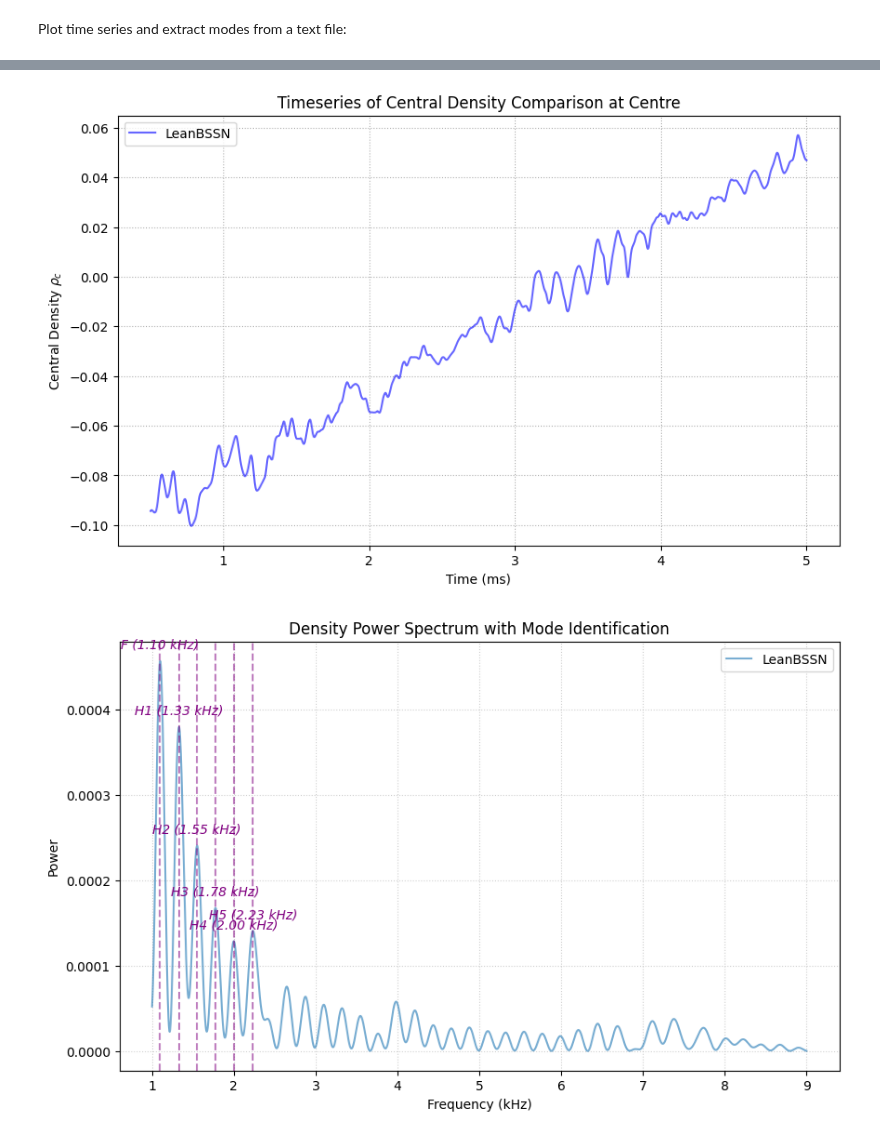
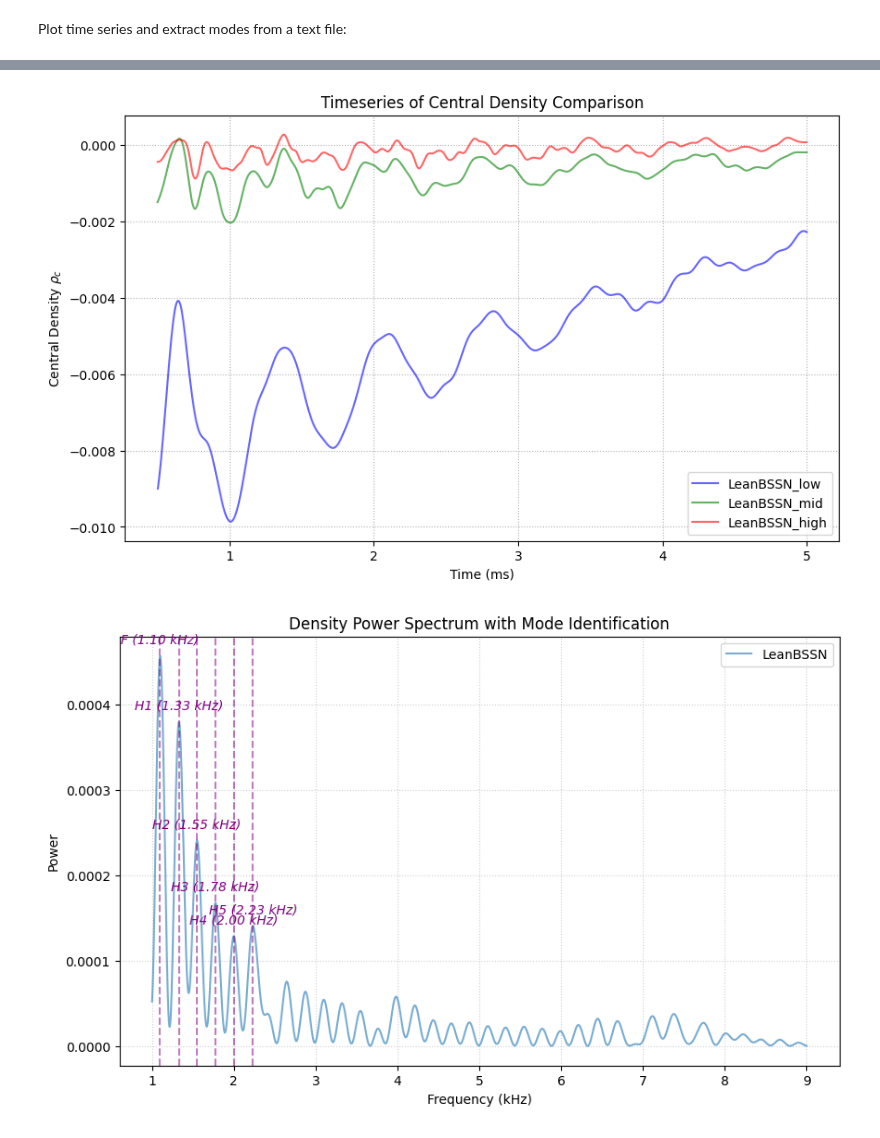
Before and after one commit to harsh-c0ds/My-Work, a Jupyter notebook: TOV/mode_ext.ipynb, the cells around one changed output, grey strips where cells are left out. Drawn from its saved outputs; the diff is of its cells as text; code cells hidden in the pictures.

```diff
--- a/TOV/mode_ext.ipynb
+++ b/TOV/mode_ext.ipynb
@@ -166,12 +165,20 @@ file_path_2 = output_dir + "rho_timeseries_l_b_1_0002.txt"
 file_path_adm = output_dir + "rho_timeseries_P.txt"
 # %%
 # Detect star surface to get x_p
-x_p, surface_ixd_l, surface_x = detect_star_surface(sim_dir_lean, filename="hydrobase-rho.x.asc")
+x_p_l, surface_ixd_l, surface_x_l = detect_star_surface(lean_low, filename="hydrobase-rho.x.asc")
+x_p_m, surface_ixd_m, surface_x_m = detect_star_surface(lean_mid, filename="hydrobase-rho.x.asc")
+x_p_h, surface_ixd_h, surface_x_h = detect_star_surface(lean_high, filename="hydrobase-rho.x.asc")
+
 #x_P_P, surface_ixd_p, surface_x_p = detect_star_surface(sim_dir_p, filename="hydrobase-rho.x.asc")
 
 t_s_all_l, rho_all_l = load_time_series(file_path)
+t_s_all_m, rho_all_m = load_time_series(file_path_1)
+t_s_all_h, rho_all_h = load_time_series(file_path_2)
 #t_s_all_P, rho_all_P = load_time_series(file_path_adm)
 
 t_s_all_l = t_s_all_l / 203  # convert to ms
+t_s_all_m = t_s_all_m / 203  # convert to ms
+t_s_all_h = t_s_all_h / 203  # convert to ms
+
 #t_s_all_P = t_s_all_P / 203  # convert to ms
 # %% [output]
@@ -186,33 +202,50 @@ len(rho_all):  39
 # %%
 ### Time_series Check ###
-ik = 30
+ik = 0
 
 t_l = t_s_all_l[ik]
 rho_l = rho_all_l[ik]
+
+t_m = t_s_all_m[ik]
+rho_m = rho_all_m[ik]
+
+t_h = t_s_all_h[ik]
+rho_h = rho_all_h[ik]
+
 # t_adm = t_s_all_P[ik]
 # rho_adm = rho_all_P[ik]
 
-lim = (t_l >= 0.5) & (t_l <= 5)
+lim_l = (t_l >= 0.5) & (t_l <= 5)
+lim_m = (t_m >= 0.5) & (t_m <= 5)
+lim_h = (t_h >= 0.5) & (t_h <= 5)
+
 #lim_adm = (t_adm >= 0.5) & (t_adm <= 5)
 
-t_l = t_l[lim]
-rho_l = rho_l[lim]
+t_l = t_l[lim_l]
+rho_l = rho_l[lim_l]
+
+t_m = t_m[lim_m]
+rho_m = rho_m[lim_m]
+
+t_h = t_h[lim_h]
+rho_h = rho_h[lim_h]
 #t_adm = t_adm[lim_adm]
 #rho_adm = rho_adm[lim_adm]
 
 
 plt.figure(figsize=(10,6))
-plt.plot(t_l, rho_l, label="LeanBSSN", color="blue", alpha=0.6)
-#plt.plot(t_adm, rho_adm, label="ML_BSSN", color="green", alpha=0.6)
+plt.plot(t_l, rho_l, label="LeanBSSN_low", color="blue", alpha=0.6)
+plt.plot(t_m, rho_m, label="LeanBSSN_mid", color="green", alpha=0.6)
+plt.plot(t_h, rho_h, label="LeanBSSN_high", color="red", alpha=0.6)
 plt.xlabel("Time (ms)")
 plt.ylabel(r"Central Density $\rho_c$")
-plt.title("Timeseries of Central Density Comparison at Centre")
+plt.title("Timeseries of Central Density Comparison")
 plt.grid(True, linestyle=":")
 plt.legend()
 plt.show()
 #plt.savefig(output_dir + "time_series_comparision.png", dpi=300)
 # %% [output]
-[figure, old version]
+[figure, new version]
 # %%
 #### Mode Extraction ####
 
```
Also changed, not shown: parts of 2 cells of this notebook.
